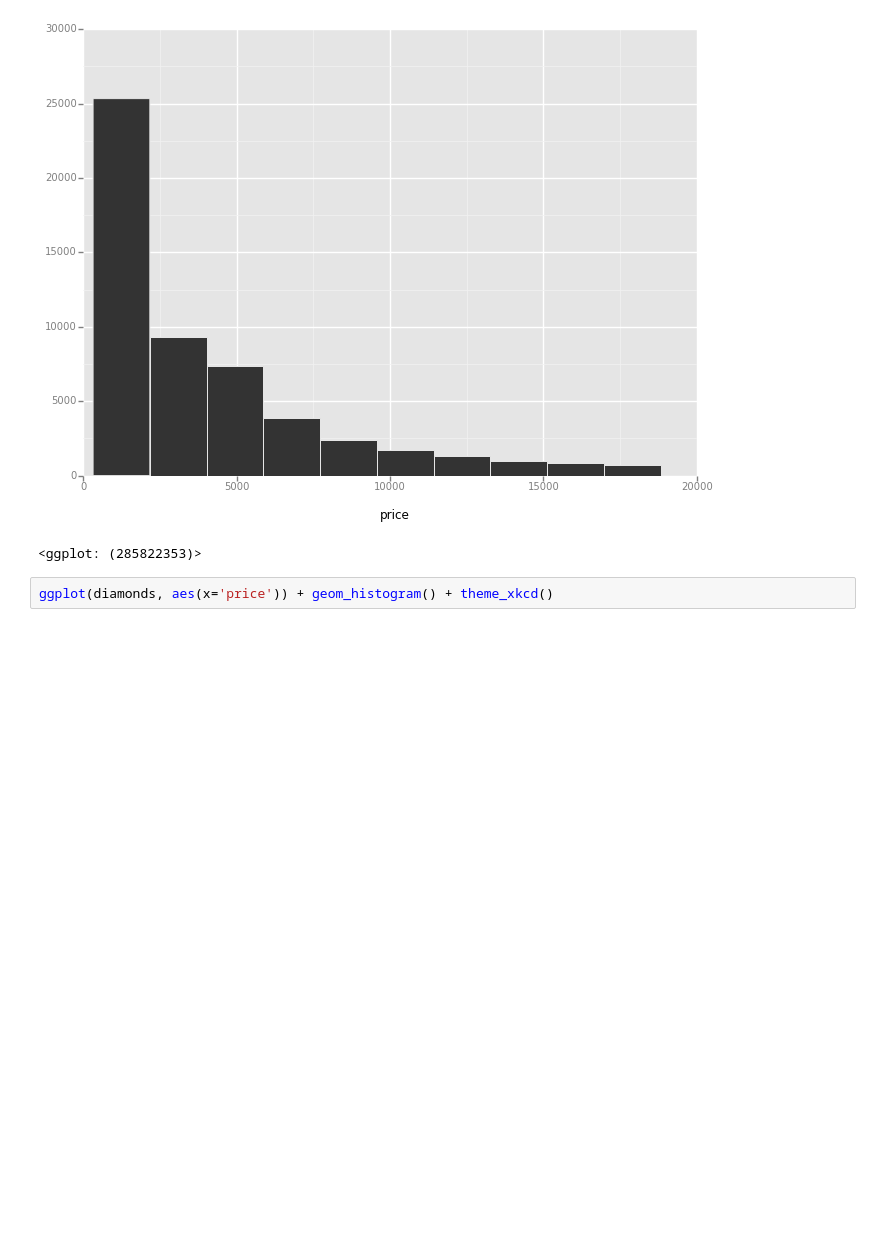
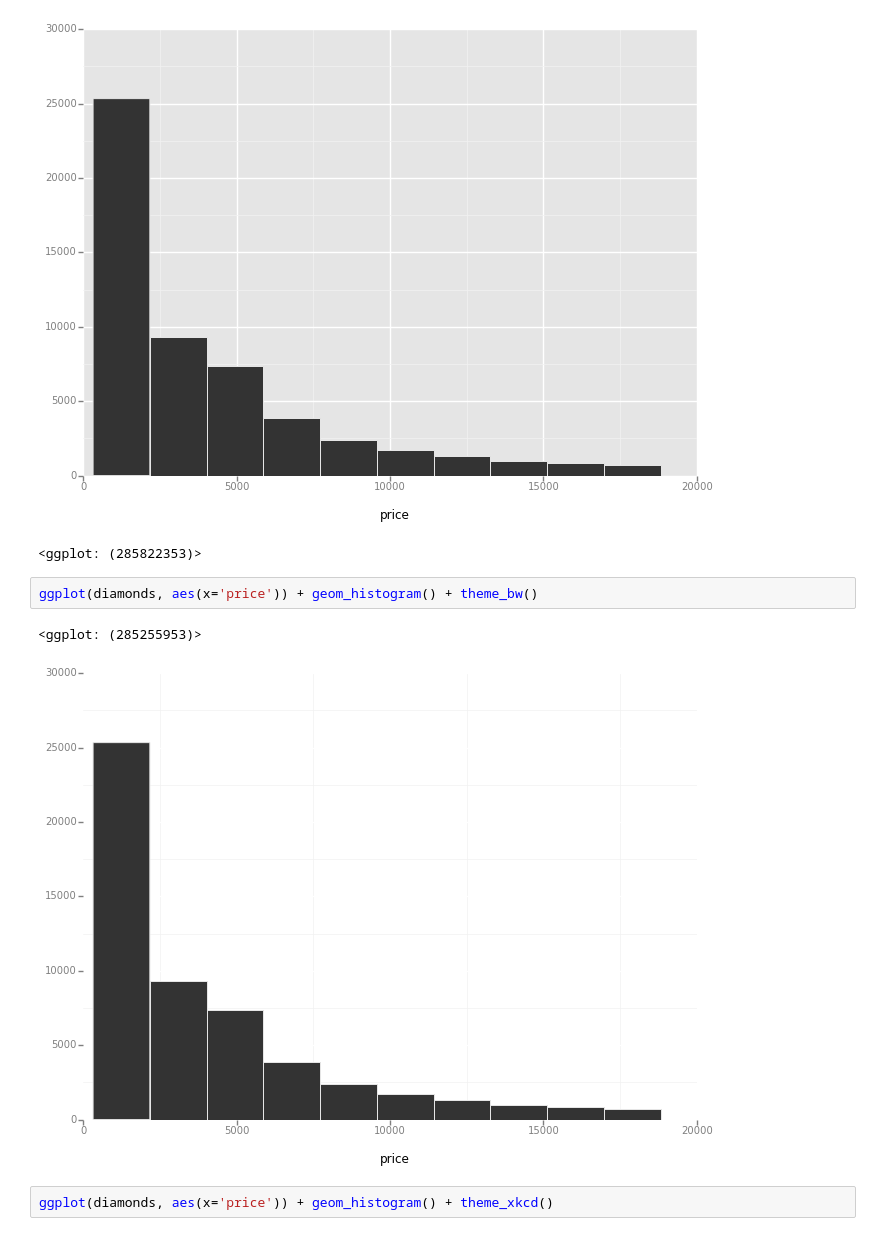
Before and after one commit to yhat/ggpy, a Jupyter notebook: docs/how-to/Look and Feel - Themes.ipynb, the cells around one changed output. Saved outputs shown, nothing was run; the diff lists cells and outputs as text; blank space fills up the shorter version.

Commit message:
theme_bw

```diff
--- a/docs/how-to/Look and Feel - Themes.ipynb
+++ b/docs/how-to/Look and Feel - Themes.ipynb
@@ -20,6 +21,11 @@ ggplot(diamonds, aes(x='price')) + geom_histogram() + theme_gray()
 # %% [output]
 [figure]
 <ggplot: (285822353)>
+# %%
+ggplot(diamonds, aes(x='price')) + geom_histogram() + theme_bw()
+# %% [output]
+<ggplot: (285255953)>
+[figure, added]
 # %%
 ggplot(diamonds, aes(x='price')) + geom_histogram() + theme_xkcd()
 # %% [output]
```
Also changed, not shown: parts of 2 cells of this notebook.
